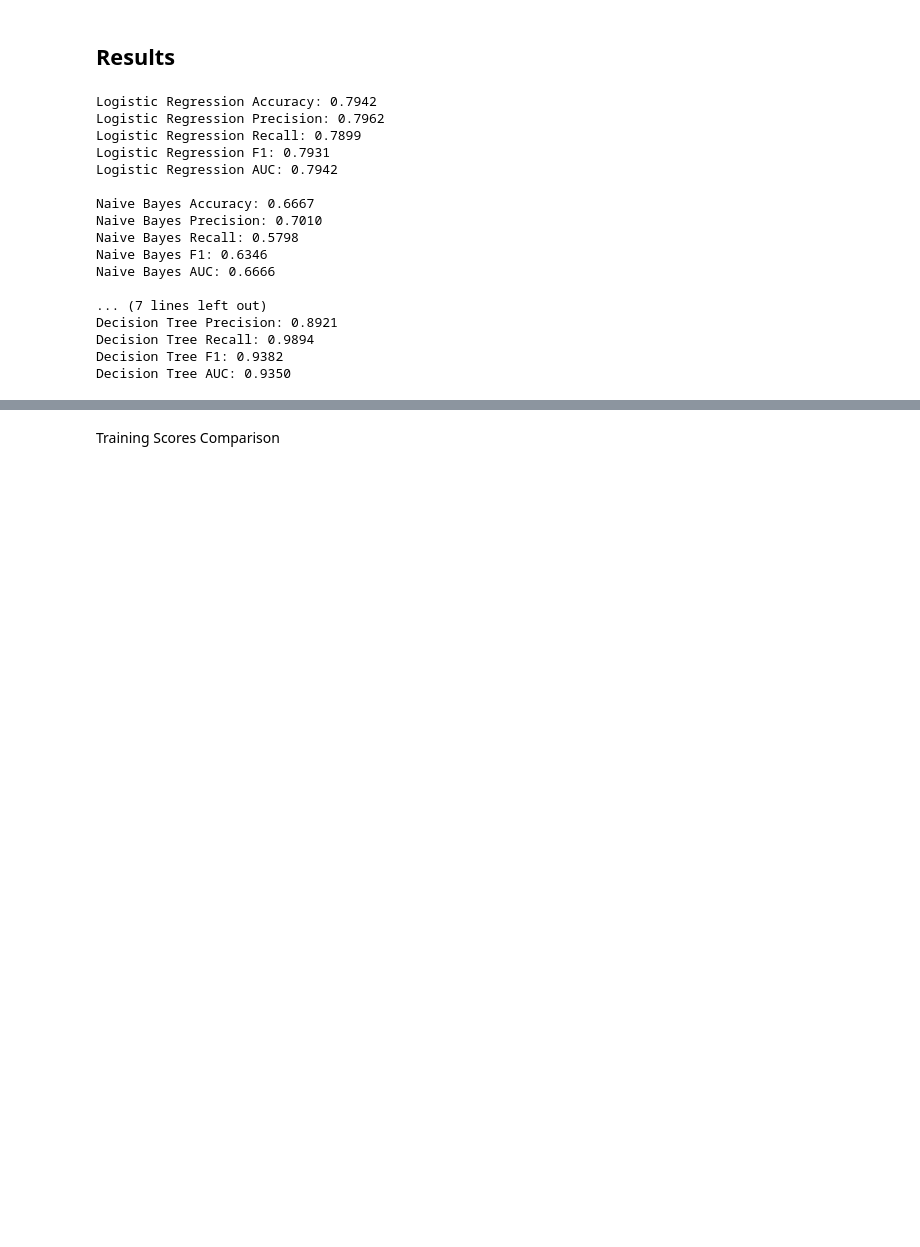
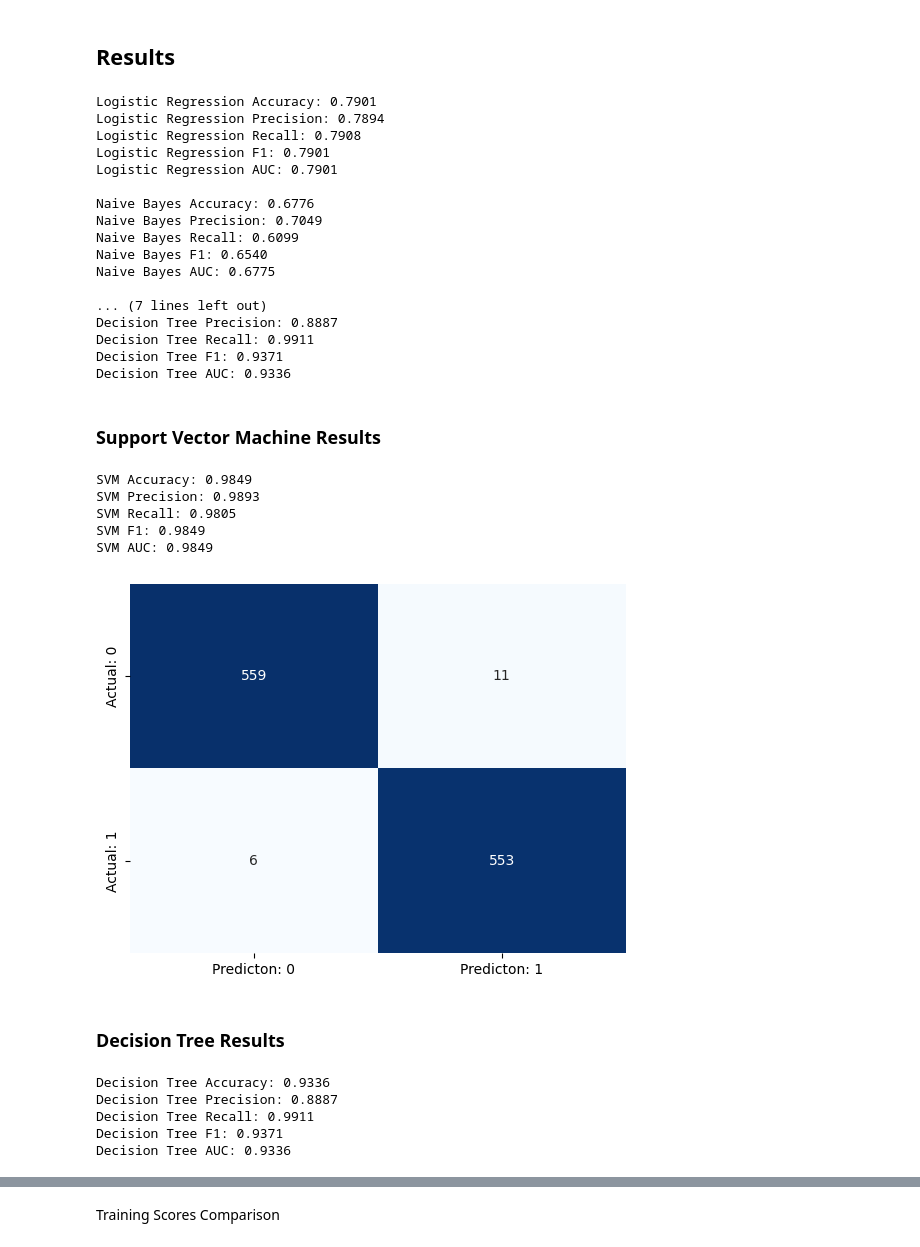
Before and after one commit to angelodelapaz/CustomerReesponsePredictionModel, a Jupyter notebook: copy1.ipynb, the cells around one changed output, grey strips where cells are left out. Cells and saved outputs as stored; diff of their text form; code cells hidden in the pictures; blank space fills up the shorter version.

```diff
--- a/copy1.ipynb
+++ b/copy1.ipynb
@@ -344,7 +345,7 @@ X_resampled.shape, y_resampled.shape
 ((3762, 20), (3762,))
 # %%
 X_train, X_test, y_train, y_test = train_test_split(X_resampled, y_resampled,
-                                                    stratify=y_resampled, test_size=0.2, random_state=42)
+                                                    stratify=y_resampled, test_size=0.3, random_state=42)
 
 X_train.shape, X_test.shape, y_train.shape, y_test.shape
 # %% [output]
@@ -359,9 +360,14 @@ X_train_scaled = scaler.fit_transform(X_train)
 # %%
 from sklearn.naive_bayes import GaussianNB
 
+nb_params = {
+    'var_smoothing': np.logspace(0,-9, num=100)
+    }
 gnb = GaussianNB()
-gnb.fit(X_train, y_train)
-naive_preds = gnb.predict(X_test)
+grid = GridSearchCV(
+    gnb, nb_params, cv=5, scoring='f1')
+grid.fit(X_train, y_train)
+naive_preds = grid.predict(X_test)
 # %%
 from sklearn.tree import DecisionTreeClassifier
 
@@ -434,20 +440,60 @@ print("Decision Tree Recall: %.4f" % tree_rec)
 print("Decision Tree F1: %.4f" % tree_f1)
 print("Decision Tree AUC: %.4f" % tree_auc)
 # %% [output]
-Logistic Regression Accuracy: 0.7942
-Logistic Regression Precision: 0.7962
-Logistic Regression Recall: 0.7899
-Logistic Regression F1: 0.7931
-Logistic Regression AUC: 0.7942
+Logistic Regression Accuracy: 0.7901
+Logistic Regression Precision: 0.7894
+Logistic Regression Recall: 0.7908
+Logistic Regression F1: 0.7901
+Logistic Regression AUC: 0.7901
 
-Naive Bayes Accuracy: 0.6667
-Naive Bayes Precision: 0.7010
-Naive Bayes Recall: 0.5798
-Naive Bayes F1: 0.6346
-Naive Bayes AUC: 0.6666
+Naive Bayes Accuracy: 0.6776
+Naive Bayes Precision: 0.7049
+Naive Bayes Recall: 0.6099
+Naive Bayes F1: 0.6540
+Naive Bayes AUC: 0.6775
 
 ... (7 lines left out)
-Decision Tree Precision: 0.8921
-Decision Tree Recall: 0.9894
-Decision Tree F1: 0.9382
-Decision Tree AUC: 0.9350
+Decision Tree Precision: 0.8887
+Decision Tree Recall: 0.9911
+Decision Tree F1: 0.9371
+Decision Tree AUC: 0.9336
+# %% [markdown]
+### Support Vector Machine Results
+# %%
+print("\nSVM Accuracy: %.4f" % svm_acc)
+print("SVM Precision: %.4f" % svm_prec)
+print("SVM Recall: %.4f" % svm_rec)
+print("SVM F1: %.4f" % svm_f1)
+print("SVM AUC: %.4f" % svm_auc)
+# %% [output]
+SVM Accuracy: 0.9849
+SVM Precision: 0.9893
+SVM Recall: 0.9805
+SVM F1: 0.9849
+SVM AUC: 0.9849
+# %%
+cm_svc = confusion_matrix(svm_preds, y_test)
+
+fig, ax = plt.subplots()
+
+sns.heatmap(cm_svc, ax=ax, cmap='Blues', annot=True, fmt='g', cbar=False,
+            xticklabels=['Predicton: 0', 'Predicton: 1'],
+            yticklabels=['Actual: 0', 'Actual: 1'])
+
+plt.show()
+# %% [output]
+[figure, added]
+# %% [markdown]
+### Decision Tree Results
+# %%
+print("\nDecision Tree Accuracy: %.4f" % tree_acc)
+print("Decision Tree Precision: %.4f" % tree_prec)
+print("Decision Tree Recall: %.4f" % tree_rec)
+print("Decision Tree F1: %.4f" % tree_f1)
+print("Decision Tree AUC: %.4f" % tree_auc)
+# %% [output]
+Decision Tree Accuracy: 0.9336
+Decision Tree Precision: 0.8887
+Decision Tree Recall: 0.9911
+Decision Tree F1: 0.9371
+Decision Tree AUC: 0.9336
```
Also changed, not shown: parts of 4 cells of this notebook.
